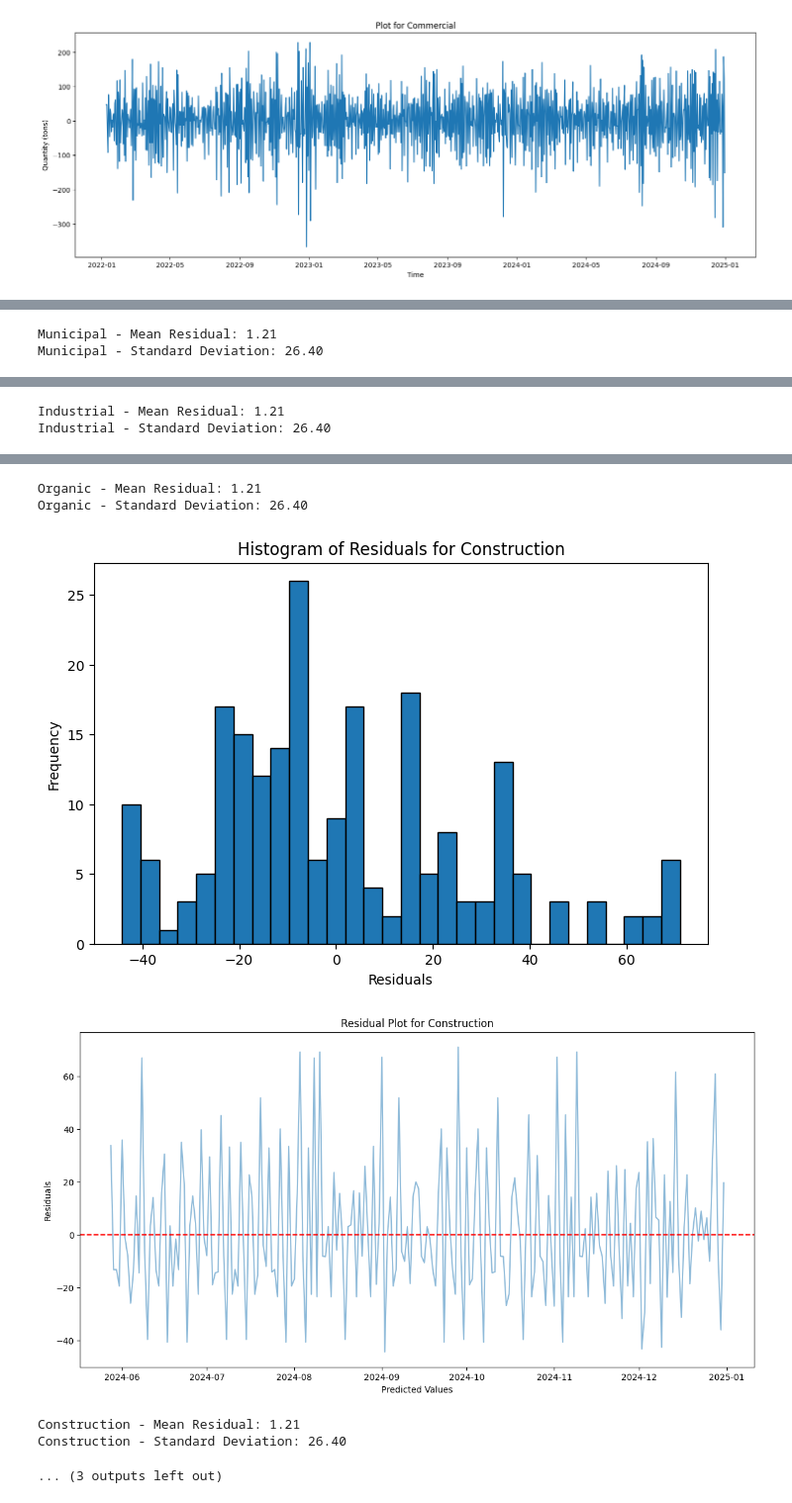
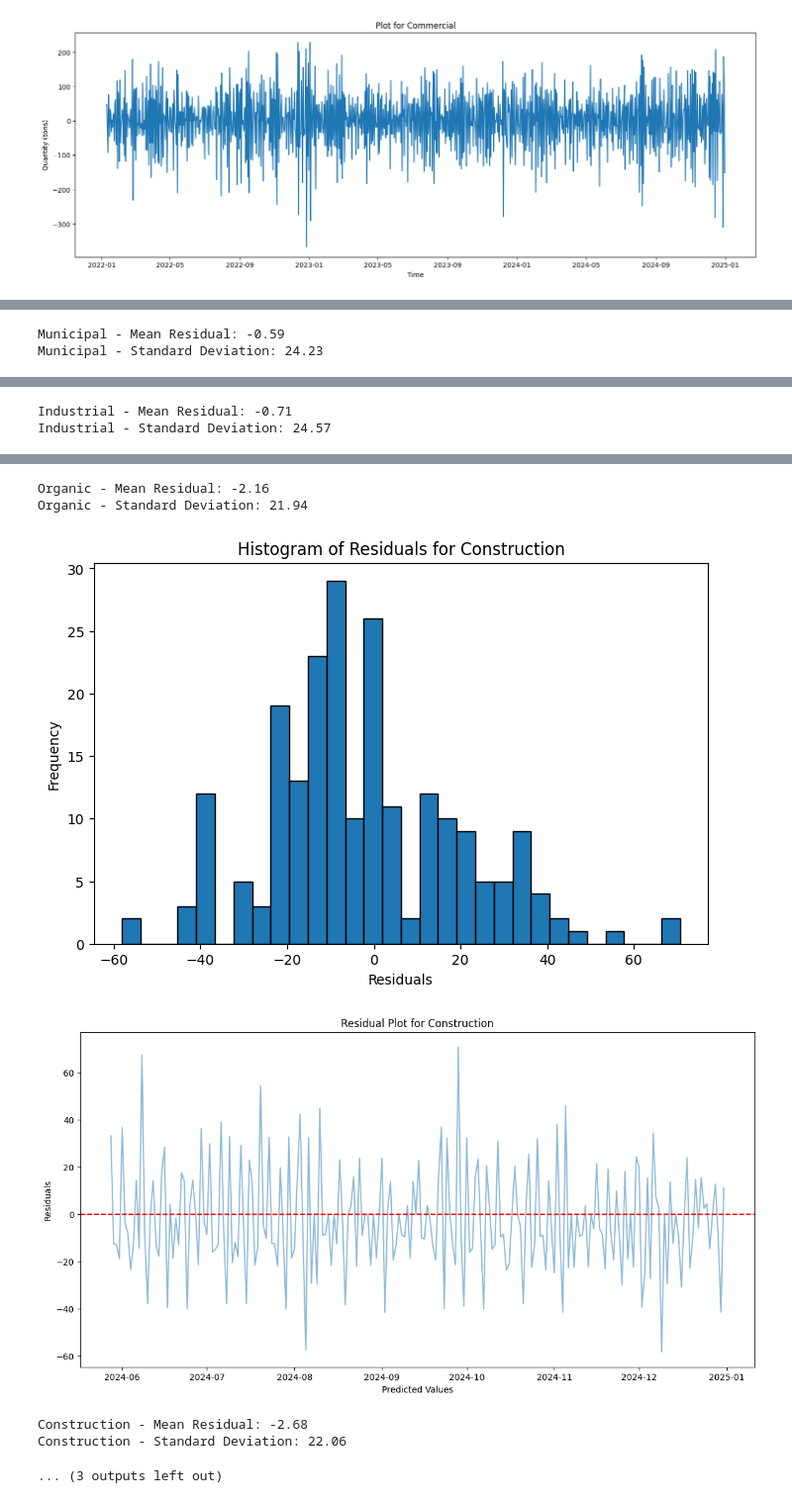
Before and after one commit to 1106maxi/AI-supported-Forecasting-Models-for-Waste-Management, a Jupyter notebook: implementation tests/test_difference.ipynb, the cells around one changed output, grey strips where cells are left out. Shown at 99% size. Saved outputs shown, nothing was run; the diff lists cells and outputs as text; code cells hidden in the pictures.

```diff
--- a/implementation tests/test_difference.ipynb
+++ b/implementation tests/test_difference.ipynb
@@ -252,15 +252,9 @@ RMSE for Commercial: 42.94778823852539
 # %%
-original_waste_dfs = {}
+shifted_waste_dfs = {}
 
 
 for waste in unique_waste:
     prep_data_company = fetcher.agg_quantity(waste_type=waste, by_waste_type= True)
     prep_data_company["quantity_tons"] = prep_data_company["quantity_tons"].shift(-1).fillna(0)
 
-    original_waste_dfs[waste] = fetcher.create_xgboost_features(prep_data_company, lags=lags, lagged_features= True,lagged_ratios= False ,fourier_terms= False, interaction_terms= False)
-
-
-for c in range(len(unique_waste)):
-    waste = list(original_waste_dfs.keys())[c]
-    print(f"Data shape for {waste}:")
-    print(original_waste_dfs[waste].shape)
+    shifted_waste_dfs[waste] = fetcher.create_xgboost_features(prep_data_company, lags=lags, lagged_features= True,lagged_ratios= False ,fourier_terms= False, interaction_terms= False)
@@ -278,6 +261,15 @@ Data shape for Commercial:
+# %%
+original_waste_dfs = {}
+
+
+for waste in unique_waste:
+    prep_data_company = fetcher.agg_quantity(waste_type=waste, by_waste_type= True)
+    prep_data_company["quantity_tons"] = prep_data_company["quantity_tons"]
+
+    original_waste_dfs[waste] = fetcher.create_xgboost_features(prep_data_company, lags=lags, lagged_features= True,lagged_ratios= False ,fourier_terms= False, interaction_terms= False)
 # %%
 total_actual = np.sum(
-    [original_waste_dfs[waste]['quantity_tons'].values[split_index+1:] for waste in original_waste_dfs],
+    [shifted_waste_dfs[waste]['quantity_tons'].values[split_index+1:] for waste in original_waste_dfs],
     axis=0
 )
 
@@ -285,12 +277,17 @@ total_predicted = np.sum(list(waste_quantity_preds.values()), axis=0)
 
 # Convert the predicted differenced values back to the original unit
 total_predicted_original = total_predicted + total_actual
+total_predicted_original = np.maximum(total_predicted_original,0)
 
 # Calculate RMSE on the original unit
 rmse = root_mean_squared_error(total_actual, total_predicted_original)
-print(f"RMSE: {rmse}")
+#print(f"RMSE: {rmse}")
 
 for waste in unique_waste:
+    actual_shifted = np.sum(
+        [shifted_waste_dfs[waste]['quantity_tons'].values[split_index+1:]],
+        axis=0
+    )
     actual = np.sum(
         [original_waste_dfs[waste]['quantity_tons'].values[split_index+1:]],
         axis=0
@@ -299,9 +296,17 @@ for waste in unique_waste:
     predicted = waste_quantity_preds[waste]
 
     # Convert the predicted differenced values back to the original unit
-    predicted_original = predicted + actual
+    predicted_original = predicted + actual_shifted
+    predicted_original = np.maximum(predicted_original,0)
 
     # Calculate RMSE on the original unit
     rmse = root_mean_squared_error(actual, predicted_original)
+    rmse = round(rmse,2)
+
+    plt.figure(figsize = (16,8))
+    plt.plot(X_test.index[:],actual[:], color = "blue", label='Actual')
+    plt.plot(X_test.index[:],predicted_original[:], color = "red", linestyle = "dashed", label = "Predicted")
+    plt.title(f"actual vs predicted for {waste}")
+    plt.legend()
     print(f"RMSE for {waste}: {rmse}")
 # %% [output]
@@ -315,11 +324,15 @@ RMSE for Commercial: 26.426103591918945
 # Assuming company_dfs is a dictionary with company names as keys
 for waste in original_waste_dfs:
     # Calculate total actual values for the company
+    actual_shifted = original_waste_dfs[waste]['quantity_tons'].values[split_index+1:]
     actual = original_waste_dfs[waste]['quantity_tons'].values[split_index+1:]
 
     # Calculate total predicted values for the company
     total_predicted = waste_quantity_preds[waste]  # Assuming company_quantity_preds is a dict
-    predicted_original = predicted + actual
+
+
+    predicted_original = predicted + actual_shifted
+    predicted_original = np.maximum(predicted_original,0)
 
     # Calculate residuals
     residuals = actual - predicted_original
@@ -351,2 +364,2 @@ for waste in original_waste_dfs:
-Municipal - Mean Residual: 1.21
-Municipal - Standard Deviation: 26.40
+Municipal - Mean Residual: -0.59
+Municipal - Standard Deviation: 24.23
@@ -355,2 +368,2 @@ Municipal - Standard Deviation: 26.40
-Industrial - Mean Residual: 1.21
-Industrial - Standard Deviation: 26.40
+Industrial - Mean Residual: -0.71
+Industrial - Standard Deviation: 24.57
@@ -359,7 +372,7 @@ Industrial - Standard Deviation: 26.40
-Organic - Mean Residual: 1.21
-Organic - Standard Deviation: 26.40
+Organic - Mean Residual: -2.16
+Organic - Standard Deviation: 21.94
-[figure, old version]
+[figure, new version]
-[figure, old version]
+[figure, new version]
-Construction - Mean Residual: 1.21
-Construction - Standard Deviation: 26.40
+Construction - Mean Residual: -2.68
+Construction - Standard Deviation: 22.06
 ... (3 outputs left out)
```
Also changed, not shown: parts of 8 cells of this notebook, 9 other files.
